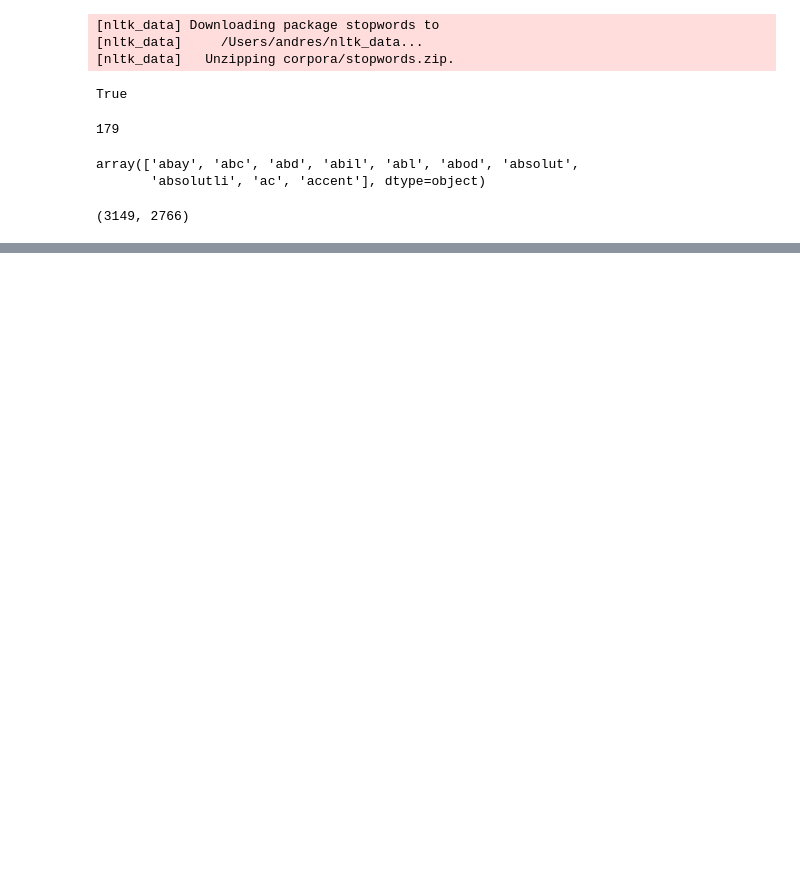
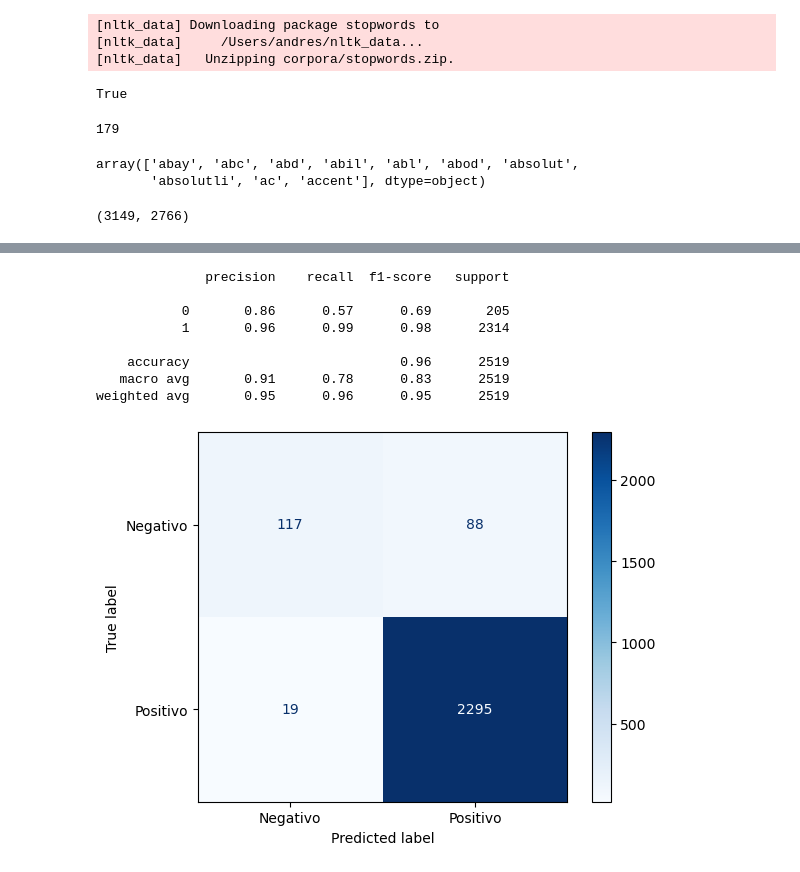
Before and after one commit to david-21fi/AmazonAlexa, a Jupyter notebook: Notebooks/modelo.ipynb, the cells around one changed output, grey strips where cells are left out. Saved outputs shown, nothing was run; the diff lists cells and outputs as text; code cells hidden in the pictures; blank space fills up the shorter version.

```diff
--- a/Notebooks/modelo.ipynb
+++ b/Notebooks/modelo.ipynb
@@ -102,0 +116,19 @@ data_enc.head()
+# %%
+print(classification_report(y_train,predict))
+disp = ConfusionMatrixDisplay.from_estimator(
+    classifier,
+    x_train,
+    y_train,
+    display_labels=['Negativo', 'Positivo'],
+    cmap=plt.cm.Blues,
+)
+# %% [output]
+              precision    recall  f1-score   support
+
+           0       0.86      0.57      0.69       205
+           1       0.96      0.99      0.98      2314
+
+    accuracy                           0.96      2519
+   macro avg       0.91      0.78      0.83      2519
+weighted avg       0.95      0.96      0.95      2519
+[figure, added]
```
Also changed, not shown: parts of 17 cells of this notebook.
